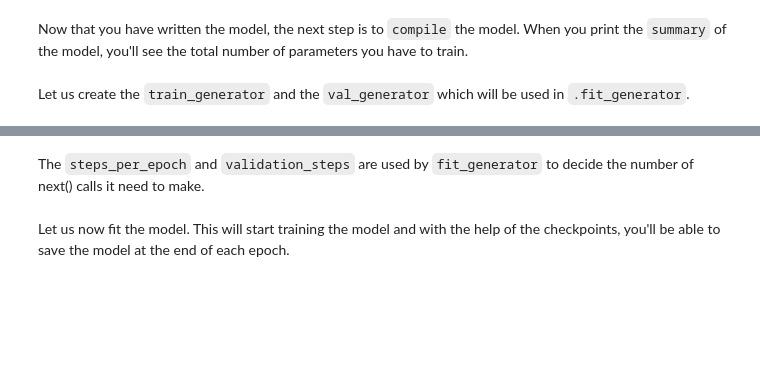
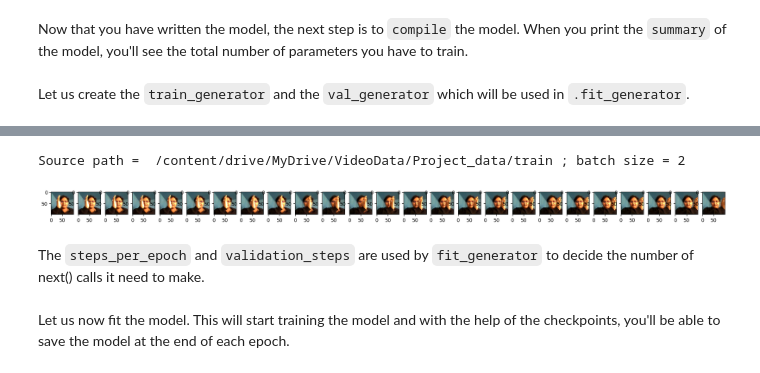
Before and after one commit to sindhuja-v-jain/Gesture-recognition-with-CNNs, a Jupyter notebook: Neural_Nets_Project_Starter_Code.ipynb, the cells around one changed output, grey strips where cells are left out. Drawn from its saved outputs; the diff is of its cells as text; code cells hidden in the pictures; blank space fills up the shorter version.

```diff
--- a/Neural_Nets_Project_Starter_Code.ipynb
+++ b/Neural_Nets_Project_Starter_Code.ipynb
@@ -41,8 +41,8 @@ tf.random.set_seed(30)
 In this block, you read the folder names for training and validation. You also set the `batch_size` here. Note that you set the batch size in such a way that you are able to use the GPU in full capacity. You keep increasing the batch size until the machine throws an error.
 # %%
 train_doc = np.random.permutation(open('/content/drive/MyDrive/VideoData/Project_data/train.csv').readlines())
-#val_doc = np.random.permutation(open('/content/drive/MyDrive/VideoData/Project_data/val.csv').readlines())
-batch_size = 10
+val_doc = np.random.permutation(open('/content/drive/MyDrive/VideoData/Project_data/val.csv').readlines())
+batch_size = 2
 # %% [markdown]
 ## Generator
 This is one of the most important part of the code. The overall structure of the generator has been given. In the generator, you are going to preprocess the images as you have images of 2 different dimensions as well as create a batch of video frames. You have to experiment with `img_idx`, `y`,`z` and normalization such that you get high accuracy.
@@ -155,3 +139,42 @@ Source path =  /content/drive/MyDrive/VideoData/Project_data/train ; batch size
+# %%
+train_generator = generator(train_path, train_doc, batch_size)
+
+batch_data, batch_labels=next(train_generator)
+
+fig, axes = plt.subplots(nrows=1, ncols=25, figsize=(25,2))
+axes[0].imshow(batch_data[0,0,:,:,:])
+axes[1].imshow(batch_data[0,1,:,:,:])
+axes[2].imshow(batch_data[0,2,:,:,:])
+axes[3].imshow(batch_data[0,3,:,:,:])
+axes[4].imshow(batch_data[0,4,:,:,:])
+axes[5].imshow(batch_data[0,5,:,:,:])
+axes[6].imshow(batch_data[0,6,:,:,:])
+axes[7].imshow(batch_data[0,7,:,:,:])
+axes[8].imshow(batch_data[0,8,:,:,:])
+axes[9].imshow(batch_data[0,9,:,:,:])
+axes[10].imshow(batch_data[0,10,:,:,:])
+axes[11].imshow(batch_data[0,11,:,:,:])
+axes[12].imshow(batch_data[0,12,:,:,:])
+axes[13].imshow(batch_data[0,13,:,:,:])
+axes[14].imshow(batch_data[0,14,:,:,:])
+axes[15].imshow(batch_data[0,15,:,:,:])
+axes[16].imshow(batch_data[0,16,:,:,:])
+axes[17].imshow(batch_data[0,17,:,:,:])
+axes[18].imshow(batch_data[0,18,:,:,:])
+axes[19].imshow(batch_data[0,19,:,:,:])
+axes[20].imshow(batch_data[0,20,:,:,:])
+axes[21].imshow(batch_data[0,21,:,:,:])
+axes[22].imshow(batch_data[0,22,:,:,:])
+axes[23].imshow(batch_data[0,23,:,:,:])
+axes[24].imshow(batch_data[0,24,:,:,:])
+plt.show()
+
+
+
+#val_generator = generator(val_path, val_doc, batch_size)
+# %% [output]
+Source path =  /content/drive/MyDrive/VideoData/Project_data/train ; batch size = 2
+[figure, added]
 # %%
 model_name = 'model_init' + '_' + str(curr_dt_time).replace(' ','').replace(':','_') + '/'
 
```
Also changed, not shown: parts of 2 cells of this notebook.
